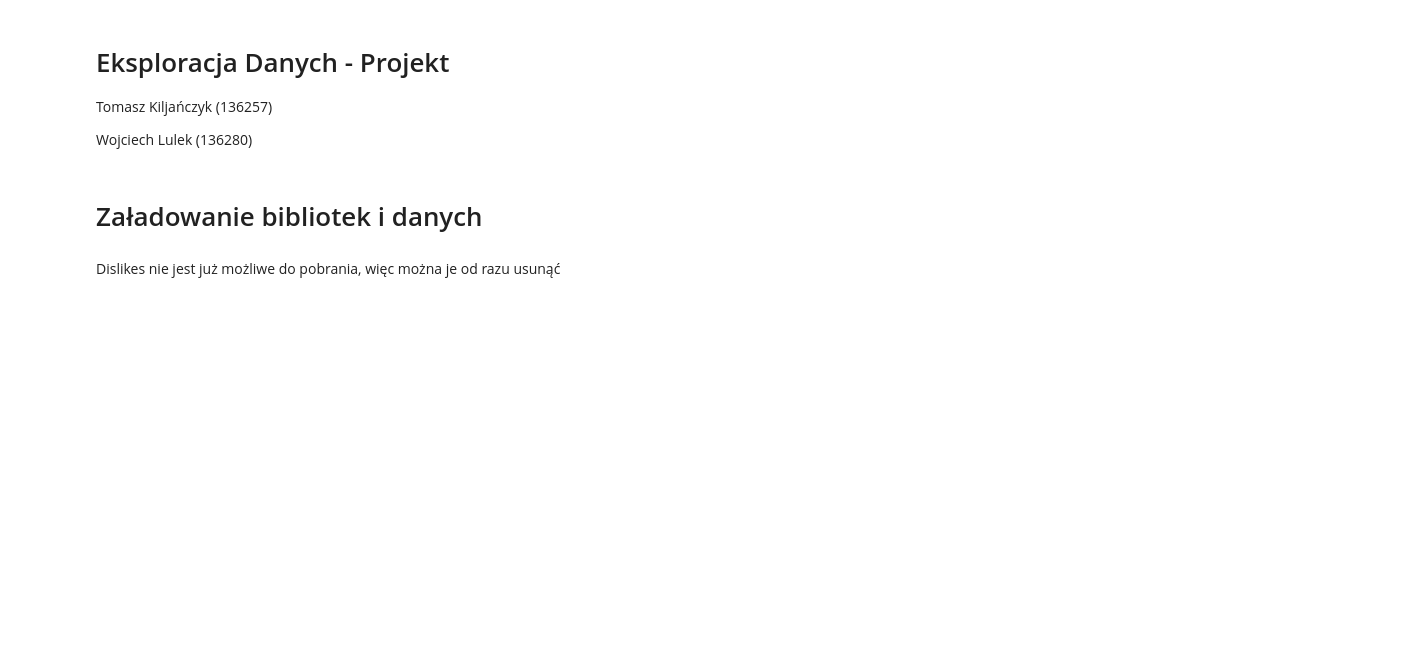
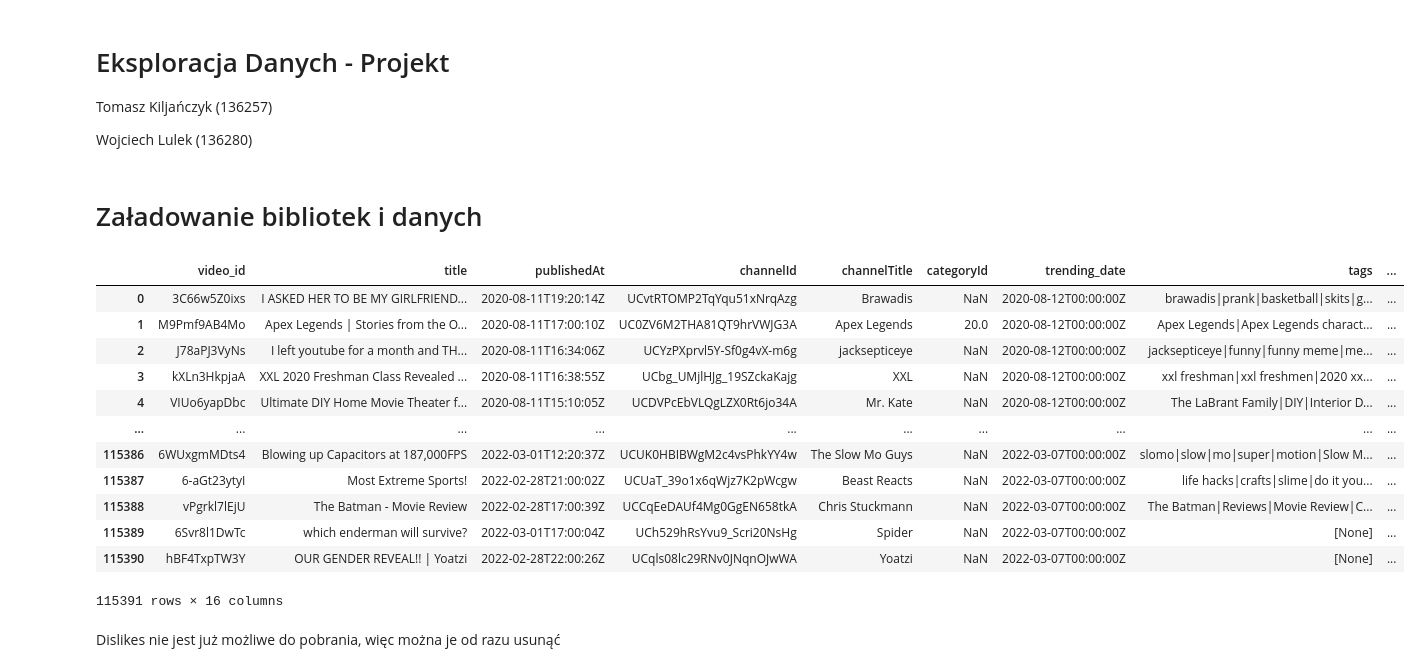
Before and after one commit to PUT-II/Data-Exploration-Project, a Jupyter notebook: notebooks/stage_1.ipynb, the cells around one changed output. Cells and saved outputs as stored; diff of their text form; code cells hidden in the pictures; blank space fills up the shorter version.

```diff
--- a/notebooks/stage_1.ipynb
+++ b/notebooks/stage_1.ipynb
@@ -14,11 +14,25 @@ import os
 
 data_dir = './data'
 # %%
-us_trending_df = pd.read_csv(os.path.join(data_dir, 'USData80.csv'), encoding='cp1250', lineterminator='\n')
+us_trending_df = pd.read_csv(os.path.join(data_dir, 'USdata80.csv'), encoding='cp1250', lineterminator='\n')
 us_trending_df = us_trending_df.iloc[:, 1:]
 us_trending_df = us_trending_df.rename(columns={'description\r': 'description'})
 us_trending_df['description'] = us_trending_df['description'].str.rstrip('\r')
 us_trending_df
+# %% [output]
+|  | video_id | title | publishedAt | channelId | channelTitle | categoryId | trending_date | tags | ... |
+| 0 | 3C66w5Z0ixs | I ASKED HER TO BE MY GIRLFRIEND... | 2020-08-11T19:20:14Z | UCvtRTOMP2TqYqu51xNrqAzg | Brawadis | NaN | 2020-08-12T00:00:00Z | brawadis|prank|basketball|skits|g... | ... |
+| 1 | M9Pmf9AB4Mo | Apex Legends | Stories from the O... | 2020-08-11T17:00:10Z | UC0ZV6M2THA81QT9hrVWJG3A | Apex Legends | 20.0 | 2020-08-12T00:00:00Z | Apex Legends|Apex Legends charact... | ... |
+| 2 | J78aPJ3VyNs | I left youtube for a month and TH... | 2020-08-11T16:34:06Z | UCYzPXprvl5Y-Sf0g4vX-m6g | jacksepticeye | NaN | 2020-08-12T00:00:00Z | jacksepticeye|funny|funny meme|me... | ... |
+| 3 | kXLn3HkpjaA | XXL 2020 Freshman Class Revealed ... | 2020-08-11T16:38:55Z | UCbg_UMjlHJg_19SZckaKajg | XXL | NaN | 2020-08-12T00:00:00Z | xxl freshman|xxl freshmen|2020 xx... | ... |
+| 4 | VIUo6yapDbc | Ultimate DIY Home Movie Theater f... | 2020-08-11T15:10:05Z | UCDVPcEbVLQgLZX0Rt6jo34A | Mr. Kate | NaN | 2020-08-12T00:00:00Z | The LaBrant Family|DIY|Interior D... | ... |
+| ... | ... | ... | ... | ... | ... | ... | ... | ... | ... |
+| 115386 | 6WUxgmMDts4 | Blowing up Capacitors at 187,000FPS | 2022-03-01T12:20:37Z | UCUK0HBIBWgM2c4vsPhkYY4w | The Slow Mo Guys | NaN | 2022-03-07T00:00:00Z | slomo|slow|mo|super|motion|Slow M... | ... |
+| 115387 | 6-aGt23ytyI | Most Extreme Sports! | 2022-02-28T21:00:02Z | UCUaT_39o1x6qWjz7K2pWcgw | Beast Reacts | NaN | 2022-03-07T00:00:00Z | life hacks|crafts|slime|do it you... | ... |
+| 115388 | vPgrkl7lEjU | The Batman - Movie Review | 2022-02-28T17:00:39Z | UCCqEeDAUf4Mg0GgEN658tkA | Chris Stuckmann | NaN | 2022-03-07T00:00:00Z | The Batman|Reviews|Movie Review|C... | ... |
+| 115389 | 6Svr8l1DwTc | which enderman will survive? | 2022-03-01T17:00:04Z | UCh529hRsYvu9_Scri20NsHg | Spider | NaN | 2022-03-07T00:00:00Z | [None] | ... |
+| 115390 | hBF4TxpTW3Y | OUR GENDER REVEAL!! | Yoatzi | 2022-02-28T22:00:26Z | UCqls08lc29RNv0JNqnOJwWA | Yoatzi | NaN | 2022-03-07T00:00:00Z | [None] | ... |
+115391 rows × 16 columns
 # %% [markdown]
 Dislikes nie jest już możliwe do pobrania, więc można je od razu usunąć
 # %%
```
Also changed, not shown: parts of 37 cells of this notebook.
